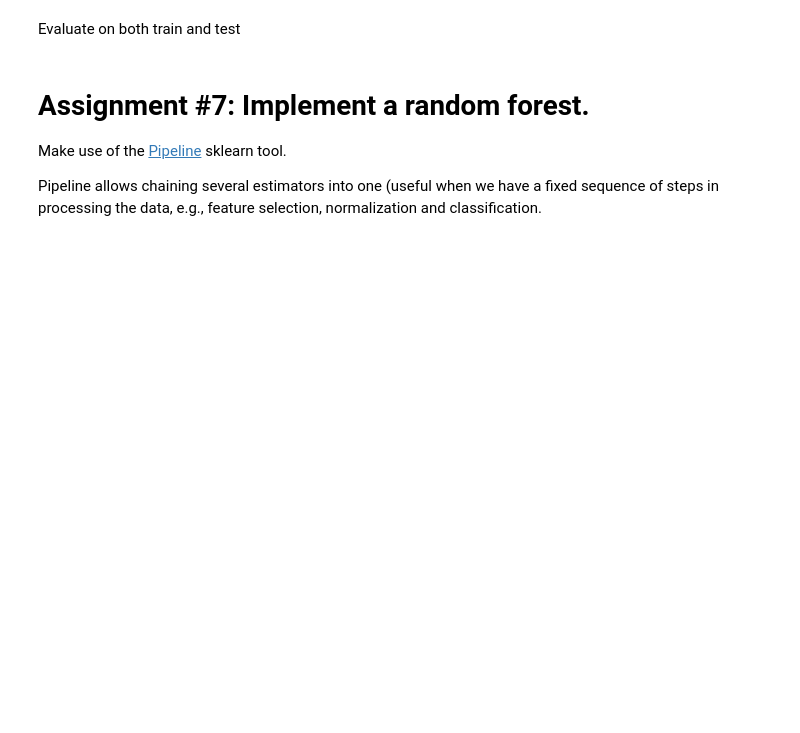
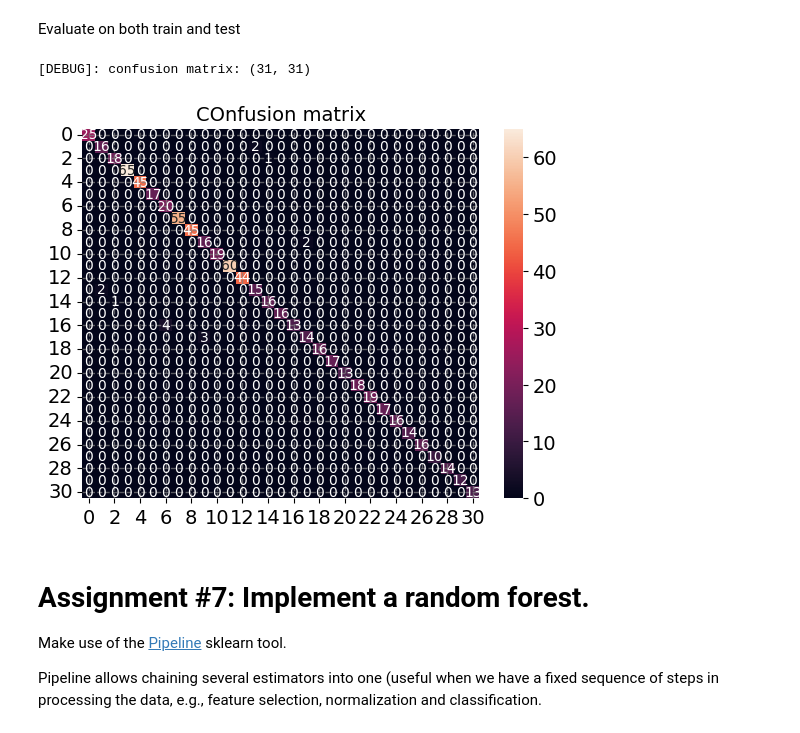
Before and after one commit to SalvatoreAdalberto/mlapp, a Jupyter notebook: 1_ML_time_series_assignment.ipynb, the cells around one changed output. Drawn from its saved outputs; the diff is of its cells as text; code cells hidden in the pictures; blank space fills up the shorter version.

```diff
--- a/1_ML_time_series_assignment.ipynb
+++ b/1_ML_time_series_assignment.ipynb
@@ -540,3 +655,9 @@ Evaluate on both train and test
+# %%
+X_train_pca = pca.transform(X_train_selected)
+evaluate(classifier, X_train_pca[:,:50], y_train, action2int)
+# %% [output]
+[DEBUG]: confusion matrix: (31, 31)
+[figure, added]
 # %% [markdown]
 # Assignment #7: Implement a random forest.
 
```
Also changed, not shown: parts of 44 cells of this notebook.
